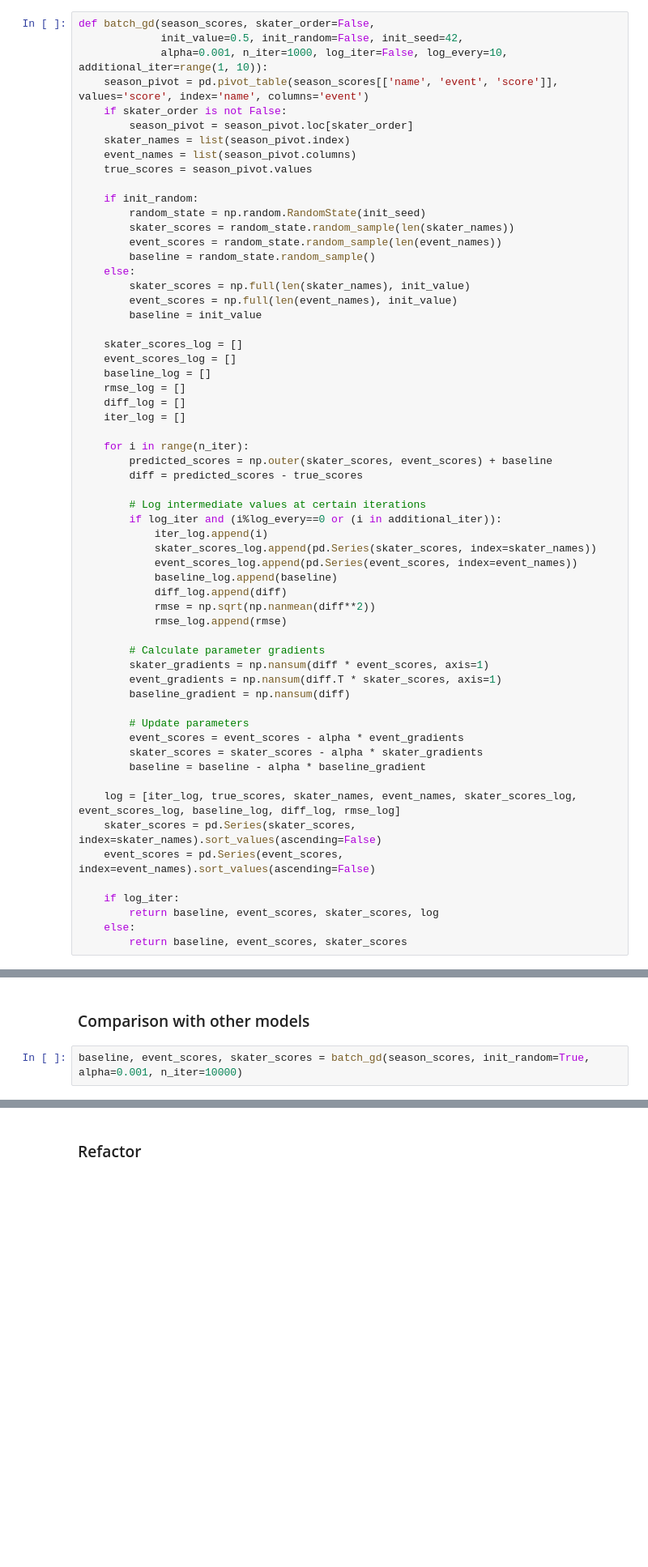
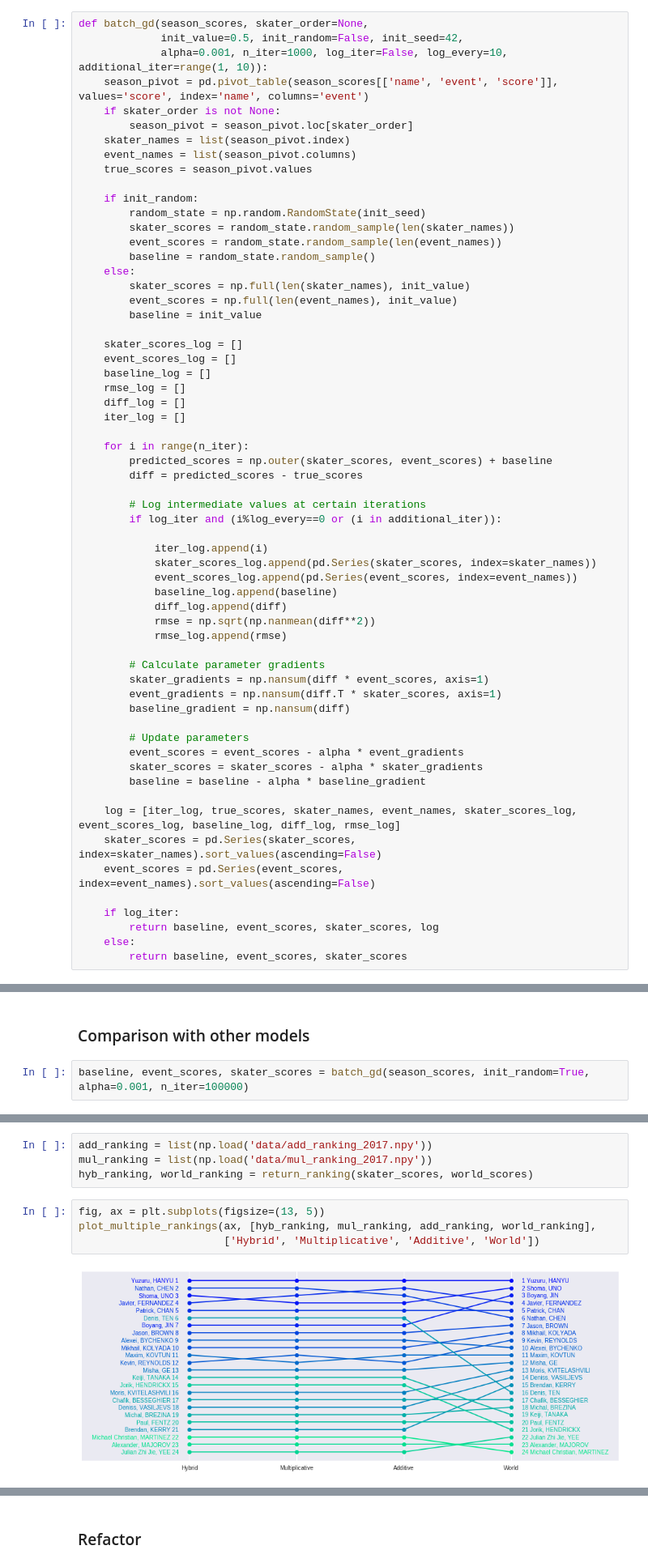
Before and after one commit to khanhnguyendata/skate_predict, a Jupyter notebook: analysis_part2.ipynb, the cells around one changed output, grey strips where cells are left out. Shown at 81% size. Cells and saved outputs as stored; diff of their text form; blank space fills up the shorter version.

```diff
--- a/analysis_part2.ipynb
+++ b/analysis_part2.ipynb
@@ -45,11 +56,11 @@ season_scores, world_scores = get_yearly_scores(2017, season_train, world_train)
 # %% [markdown]
 Batch gradient descent
 # %%
-def batch_gd(season_scores, skater_order=False,
+def batch_gd(season_scores, skater_order=None,
              init_value=0.5, init_random=False, init_seed=42,
              alpha=0.001, n_iter=1000, log_iter=False, log_every=10, additional_iter=range(1, 10)):
     season_pivot = pd.pivot_table(season_scores[['name', 'event', 'score']], values='score', index='name', columns='event')
-    if skater_order is not False:
+    if skater_order is not None:
         season_pivot = season_pivot.loc[skater_order]
     skater_names = list(season_pivot.index)
     event_names = list(season_pivot.columns)
@@ -78,6 +89,7 @@ def batch_gd(season_scores, skater_order=False,
 
         # Log intermediate values at certain iterations
         if log_iter and (i%log_every==0 or (i in additional_iter)):
+
             iter_log.append(i)
             skater_scores_log.append(pd.Series(skater_scores, index=skater_names))
             event_scores_log.append(pd.Series(event_scores, index=event_names))
@@ -244,4 +263,4 @@ anim.save('viz/diff_anim.gif', writer='imagemagick')
 # %% [markdown]
 ### Comparison with other models
 # %%
-baseline, event_scores, skater_scores = batch_gd(season_scores, init_random=True, alpha=0.001, n_iter=10000)
+baseline, event_scores, skater_scores = batch_gd(season_scores, init_random=True, alpha=0.001, n_iter=100000)
@@ -267,0 +357,10 @@ df_compare_hyb['residual'] = df_compare_mul['predicted'] - df_compare_mul['score
+# %%
+add_ranking = list(np.load('data/add_ranking_2017.npy'))
+mul_ranking = list(np.load('data/mul_ranking_2017.npy'))
+hyb_ranking, world_ranking = return_ranking(skater_scores, world_scores)
+# %%
+fig, ax = plt.subplots(figsize=(13, 5))
+plot_multiple_rankings(ax, [hyb_ranking, mul_ranking, add_ranking, world_ranking],
+                       ['Hybrid', 'Multiplicative', 'Additive', 'World'])
+# %% [output]
+[figure, added]
```
Also changed, not shown: parts of 13 cells of this notebook, 10 other files.
